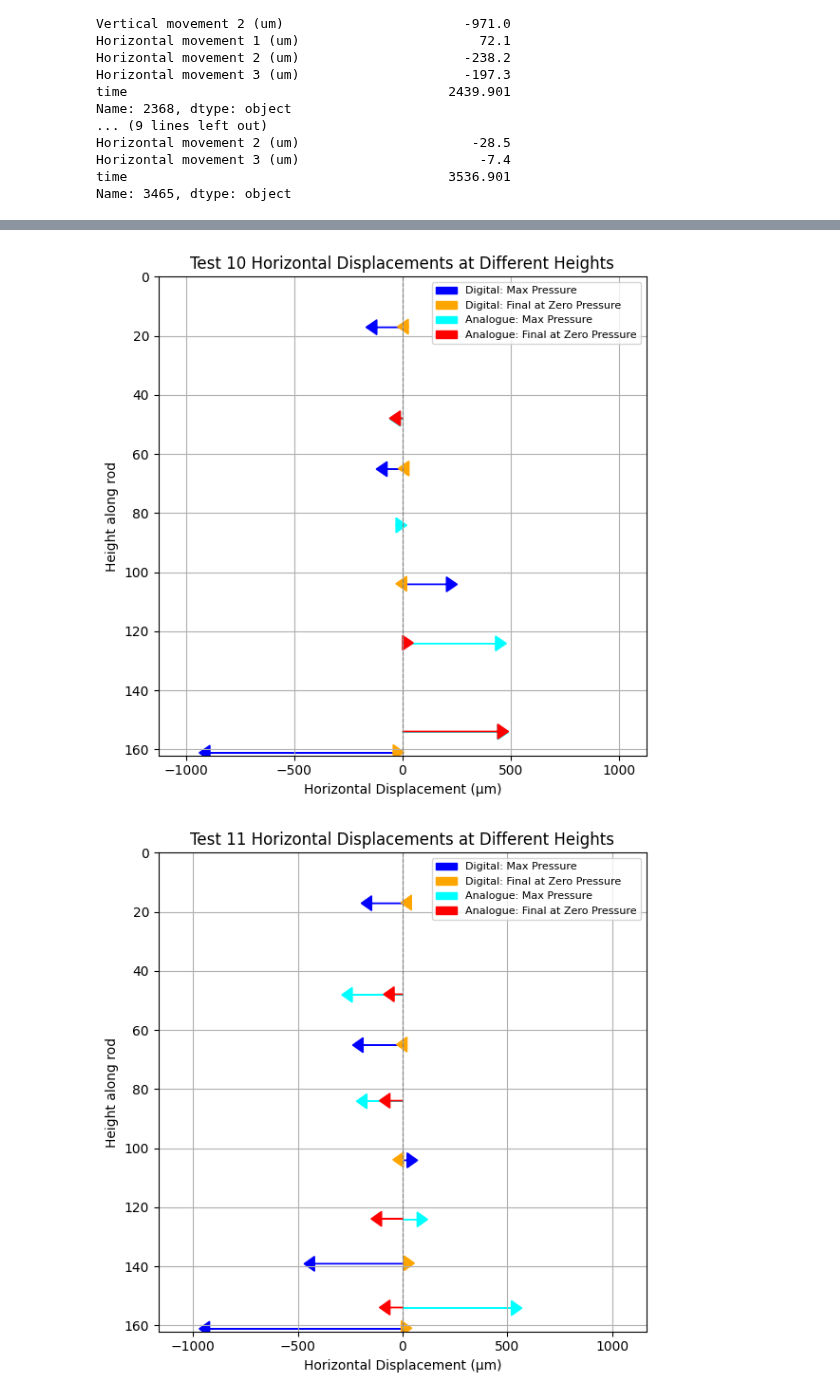
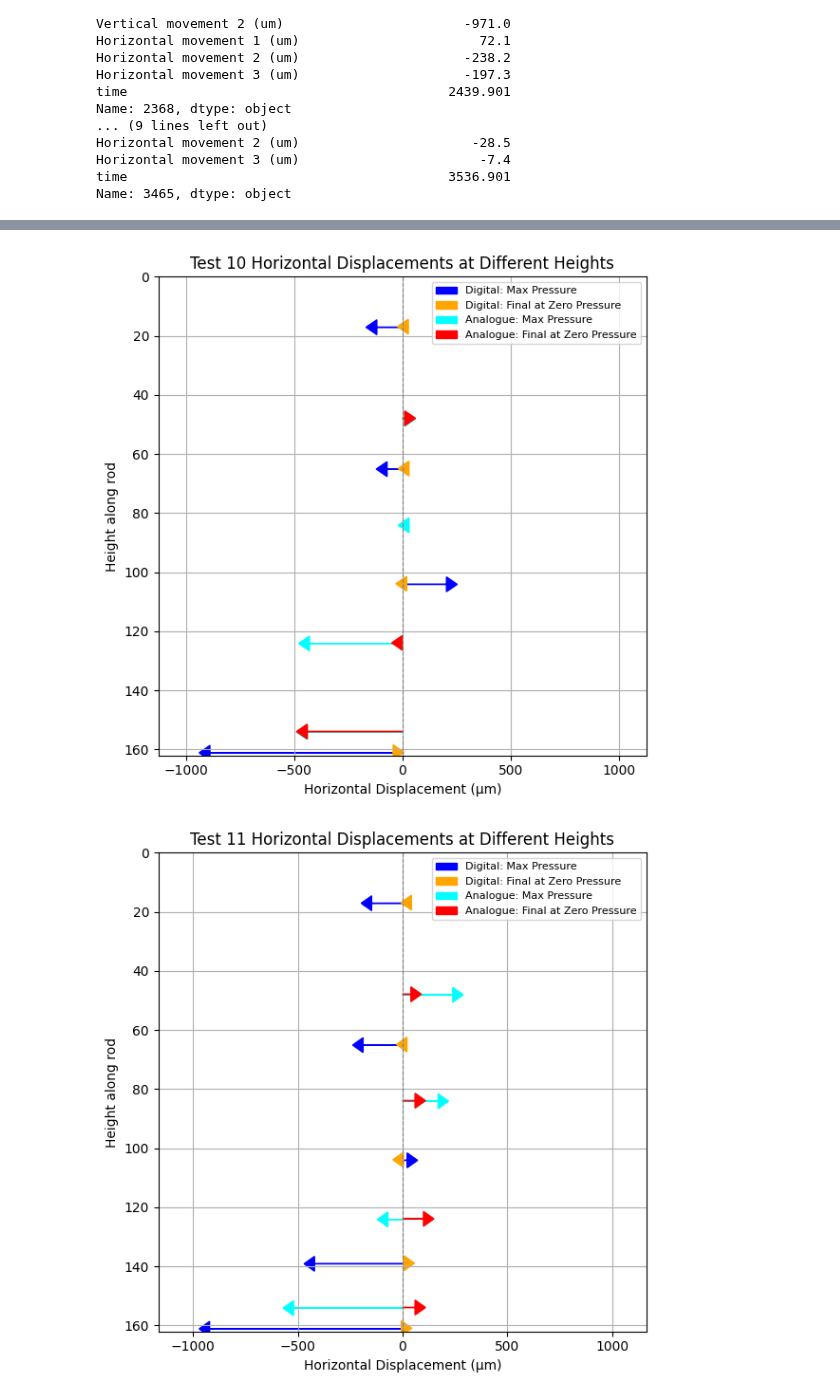
Before and after one commit to Brogan8813/strain-cell, a Jupyter notebook: PPMS_Data_and_Plotting/Data/PSI_P_cell/Plot_positions_all_vertical.ipynb, the cells around one changed output, grey strips where cells are left out. Cells and saved outputs as stored; diff of their text form; code cells hidden in the pictures.

```diff
--- a/PPMS_Data_and_Plotting/Data/PSI_P_cell/Plot_positions_all_vertical.ipynb
+++ b/PPMS_Data_and_Plotting/Data/PSI_P_cell/Plot_positions_all_vertical.ipynb
@@ -638,8 +638,9 @@ decreasing_displacement = [162.5,137.5,-109.8,-92.7,-37.5]
 
 # Heights for analogue sensor (example)
 analogue_heights = [154,124,84,48]
-analogue_increasing = [520,220,-340,-190]
-analogue_decreasing = [-10,90,-400,-160]
+#values have had sign change due to definition
+analogue_increasing = [-520,-220,340,190]
+analogue_decreasing = [10,-90,400,160]
 
 fig, ax = plt.subplots(figsize=(6, 6))
 
@@ -728,10 +729,11 @@ heights = [161,104,65,17]#with V1 removed
 increasing_displacement = [-940.0, 253.1, -121.4, -168.6]
 decreasing_displacement = [7.0,-30.8,-20.2,-23.2]
 
-# Heights for analogue sensor (example)
+# Heights for analogue sensor
 analogue_heights = [154,124,84,48]
-analogue_increasing = [490,480,20,-60]
-analogue_decreasing = [490,50,0,-60]
+#values have had sign change due to definition
+analogue_increasing = [-490,-480,-20,60]
+analogue_decreasing = [-490,-50,-0,60]
 
 fig, ax = plt.subplots(figsize=(6, 6))
 
@@ -787,7 +789,7 @@ plt.grid(True)
 plt.tight_layout()
 plt.show()
 # %% [output]
-[figure, old version]
+[figure, new version]
 # %%
 
 '''20-05-25 test 2: Increasing
@@ -816,8 +818,9 @@ decreasing_displacement = [44.5, 57, -45.7, -28.5, -7.4]
 
 # Heights for analogue sensor (example)
 analogue_heights = [154,124,84,48]
-analogue_increasing = [570, 120, -220, -290]
-analogue_decreasing = [-110, -150, -110, -90]
+#swap sign to be defined the same as digital sensor sign
+analogue_increasing = [-570, -120, +220, +290]
+analogue_decreasing = [110, 150, 110, 90]
 
 fig, ax = plt.subplots(figsize=(6, 6))
 
@@ -846,31 +849,31 @@ for disp, h in zip(analogue_decreasing, analogue_heights):
 
 # Vertical line at x=0
 ax.axvline(0, color='gray', linestyle='--', linewidth=0.8)
 
 # Set x and y limits
 all_displacements = increasing_displacement + decreasing_displacement + analogue_increasing + analogue_decreasing
 max_disp = max(abs(d) for d in all_displacements) * 1.2
 ax.set_xlim(-max_disp, max_disp)
 ax.set_ylim(0, max(heights + analogue_heights) + 1)
 
 # Invert y-axis
 ax.invert_yaxis()
 
 # Labels and title
 ax.set_xlabel('Horizontal Displacement (μm)')
 ax.set_ylabel('Height along rod')
 ax.set_title('Test 11 Horizontal Displacements at Different Heights')
 
 # Legend
 blue_patch = mpatches.Patch(color='blue', label='Digital: Max Pressure')
 orange_patch = mpatches.Patch(color='orange', label='Digital: Final at Zero Pressure')
 green_patch = mpatches.Patch(color='cyan', label='Analogue: Max Pressure')
 red_patch = mpatches.Patch(color='red', label='Analogue: Final at Zero Pressure')
 ax.legend(handles=[blue_patch, orange_patch, green_patch, red_patch], loc='upper right', fontsize=8)
 
 
 plt.grid(True)
 plt.tight_layout()
 plt.show()
 # %% [output]
-[figure, old version]
+[figure, new version]
```
Also changed, not shown: parts of 1 cell of this notebook, 3 other files.
